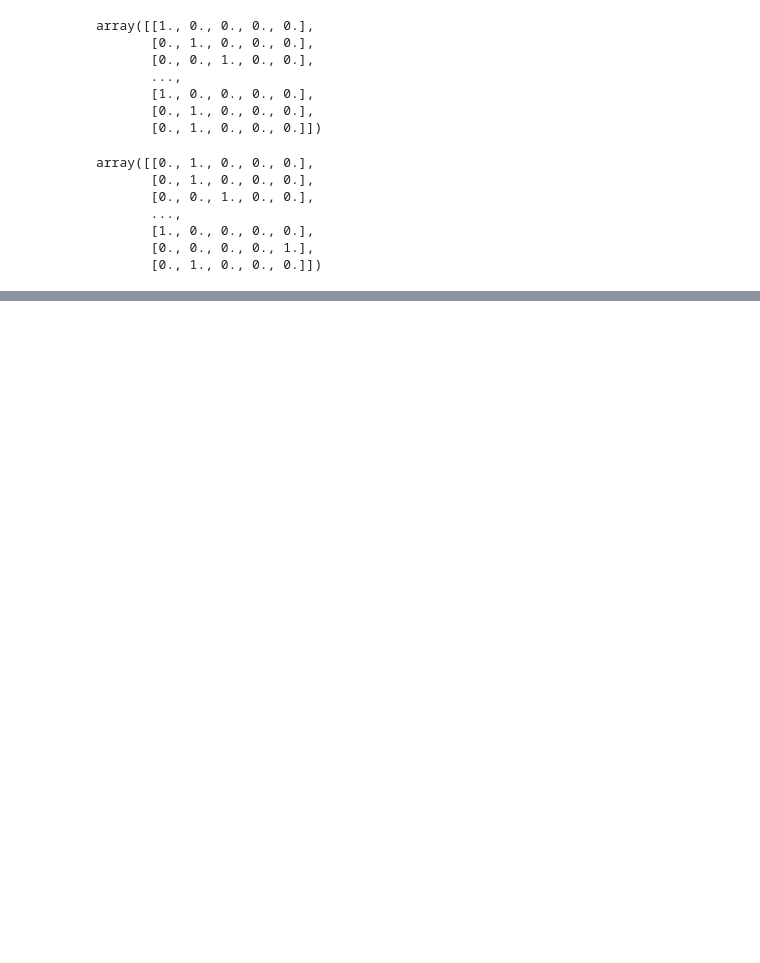
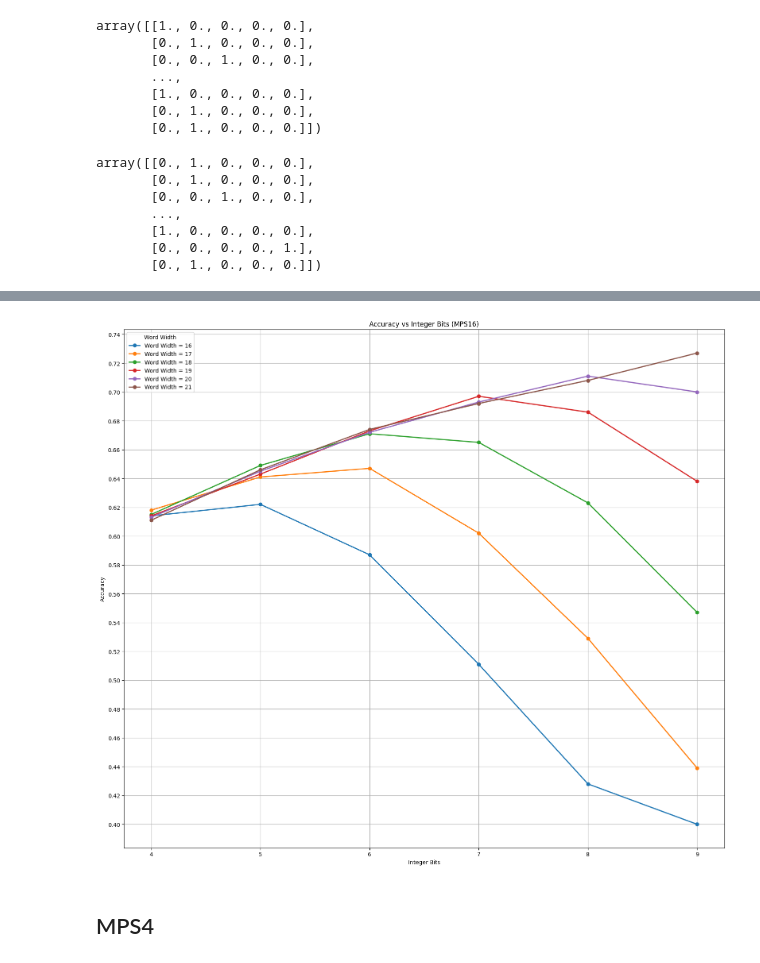
Before and after one commit to kalarimonk/hls4tenet, a Jupyter notebook: Accuracy_Check.ipynb, the cells around one changed output, grey strips where cells are left out. Cells and saved outputs as stored; diff of their text form; code cells hidden in the pictures; blank space fills up the shorter version.

Commit message:
Notebook updated with quantization sweep results

```diff
--- a/Accuracy_Check.ipynb
+++ b/Accuracy_Check.ipynb
@@ -76,0 +116,11 @@ def save_npy_as_dat( npy_file: Path, results_dat: Path) -> None:
+# %%
+ww_list = []
+iw_list = []
+accuracy_list = []
+mps16_labels_file = Path("./datasets/mps_data/y_N16.npy")
+for results_file in mps16_results_list:
+    word_width, int_bits, accuracy = calc_accuracy(results_file, mps16_labels_file)
+    ww_list.append(word_width)
+    iw_list.append(int_bits)
+    accuracy_list.append(accuracy)
+    print(f"Accuracy for {word_width}_{int_bits}: {accuracy:.4f}")
@@ -76,0 +145,38 @@ def save_npy_as_dat( npy_file: Path, results_dat: Path) -> None:
+# %%
+import matplotlib.pyplot as plt
+from matplotlib.ticker import MultipleLocator
+from collections import defaultdict
+
+
+def plot_accuracy_vs_integer_bits(ww_list, iw_list, accuracy_list, dataset_name="MPS16"):
+    # Group data by word width
+    data = defaultdict(lambda: {"int": [], "acc": []})
+
+    for w, i, a in zip(ww_list, iw_list, accuracy_list):
+        data[w]["int"].append(i)
+        data[w]["acc"].append(a)
+
+    # Plot
+    plt.figure(figsize=(16,14))
+
+    for w in sorted(data.keys()):
+        # Sort by integer bits so the line is drawn correctly
+        x, y = zip(*sorted(zip(data[w]["int"], data[w]["acc"])))
+        plt.plot(x, y, marker='o', linewidth=2, label=f'Word Width = {w}')
+
+    ax = plt.gca()
+    ax.yaxis.set_major_locator(MultipleLocator(0.02))
+    ax.xaxis.set_major_locator(MultipleLocator(1))
+    plt.xlabel("Integer Bits")
+    plt.ylabel("Accuracy")
+    plt.title(f"Accuracy vs Integer Bits ({dataset_name})")
+    plt.grid(True)
+    plt.legend(title="Word Width")
+    plt.tight_layout()
+    plt.show()
+# %%
+plot_accuracy_vs_integer_bits(ww_list, iw_list, accuracy_list, dataset_name="MPS16")
+# %% [output]
+[figure, added]
+# %% [markdown]
+## MPS4
```
Also changed, not shown: parts of 36 cells of this notebook.
